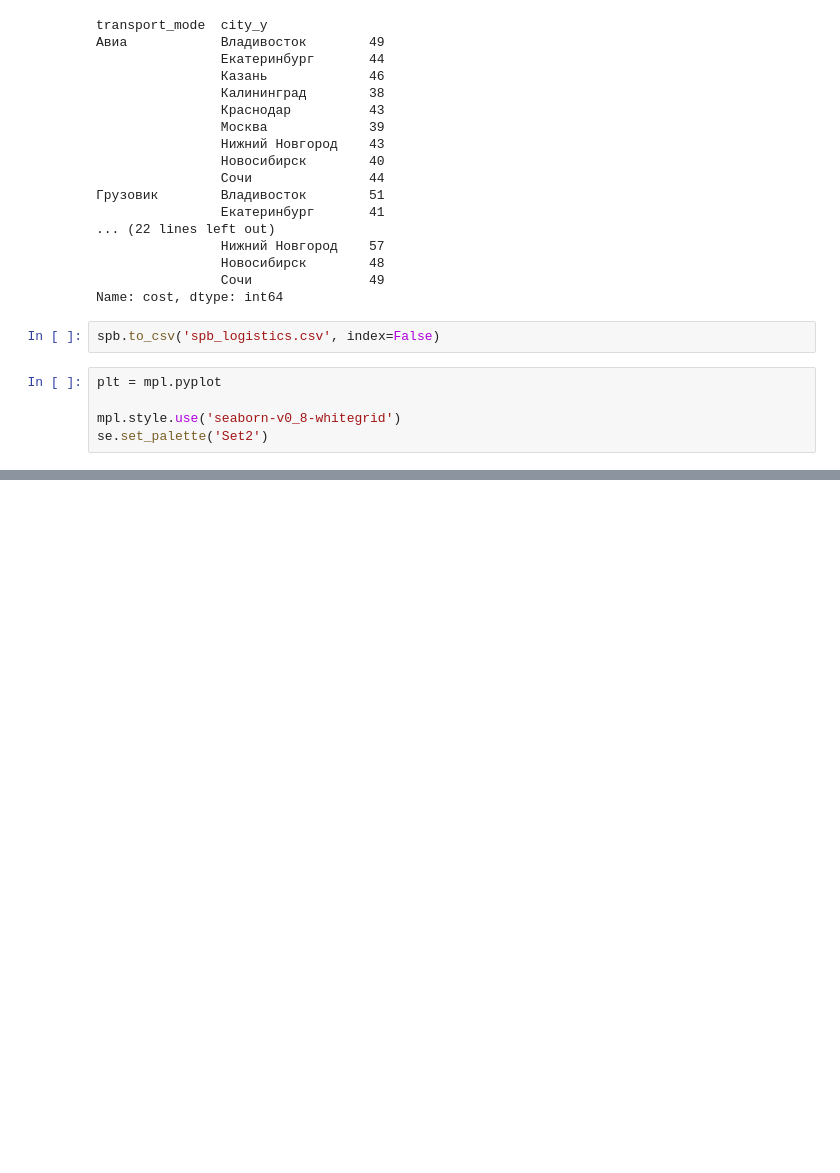
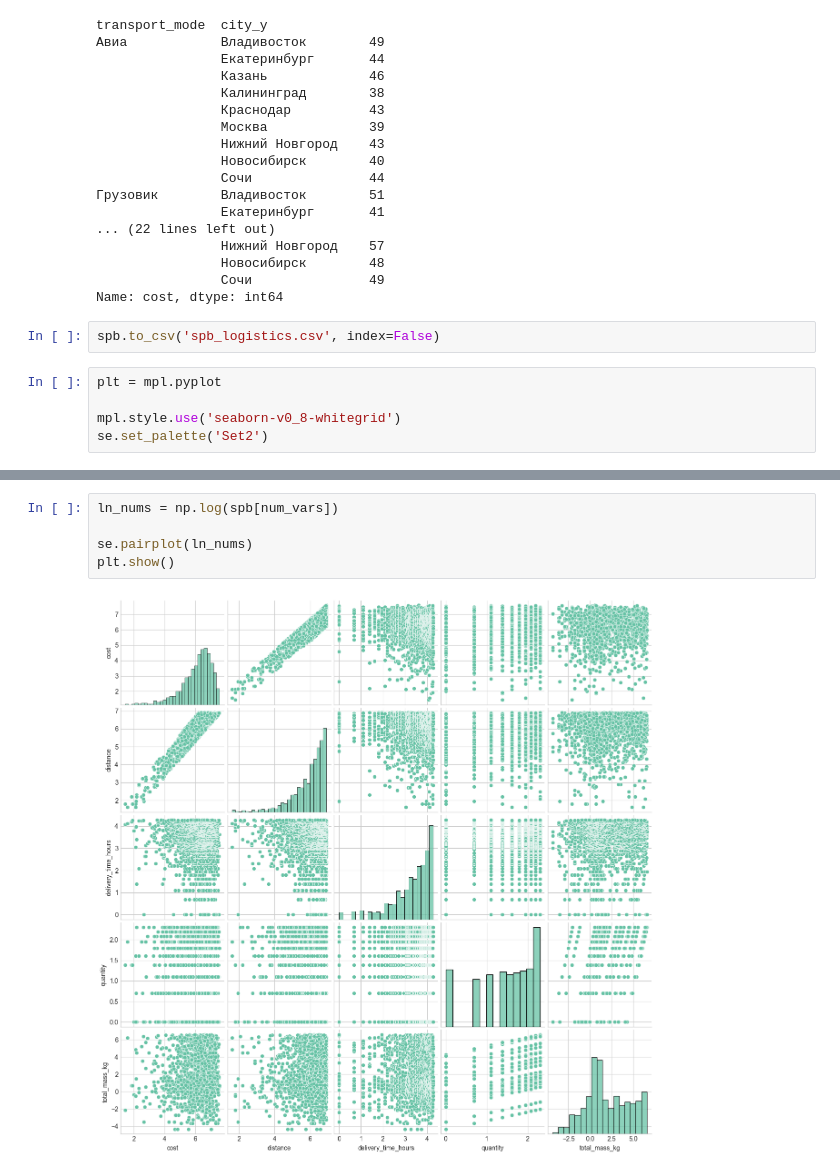
Before and after one commit to GregValdemarov/SUM_PMI3-1_Econometrics, a Jupyter notebook: Датасеты/with_date/next_try.ipynb, the cells around one changed output, grey strips where cells are left out. Cells and saved outputs as stored; diff of their text form; blank space fills up the shorter version.

```diff
--- a/Датасеты/with_date/next_try.ipynb
+++ b/Датасеты/with_date/next_try.ipynb
@@ -362,0 +523,7 @@ plt.show()
+# %%
+ln_nums = np.log(spb[num_vars])
+
+se.pairplot(ln_nums)
+plt.show()
+# %% [output]
+[figure, added]
```
Also changed, not shown: parts of 23 cells of this notebook, 5 other files.
